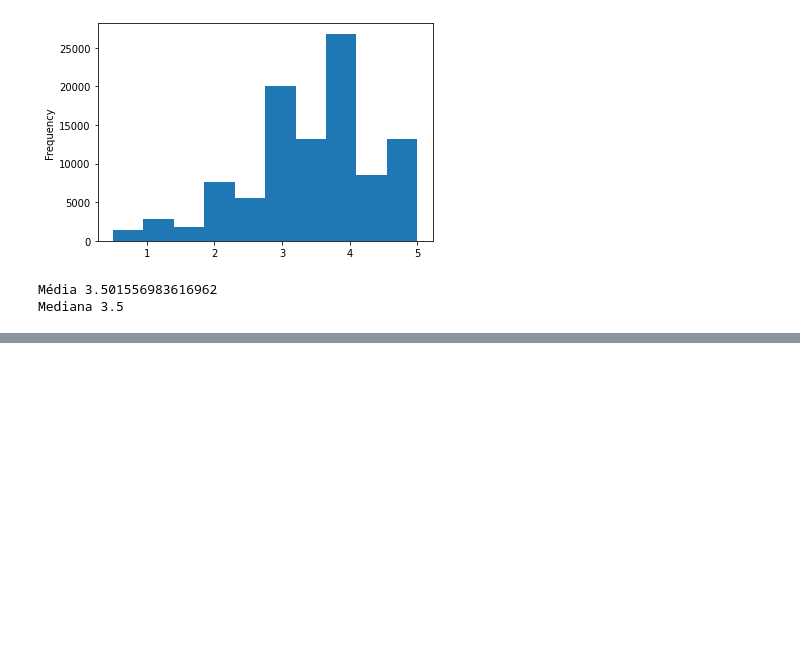
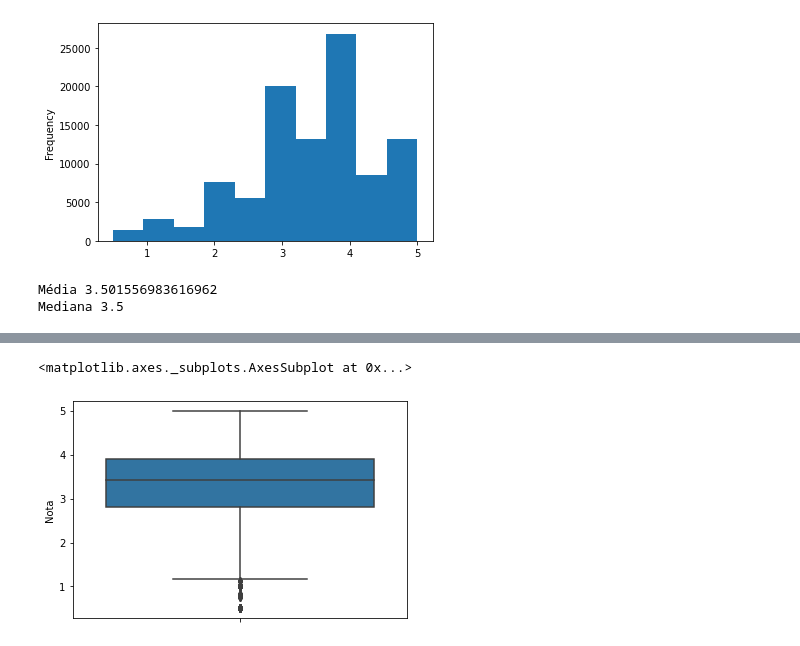
Before and after one commit to rafaelafachine/DataScience, a Jupyter notebook: AnaliseFilmes.ipynb, the cells around one changed output, grey strips where cells are left out. Saved outputs shown, nothing was run; the diff lists cells and outputs as text; code cells hidden in the pictures; blank space fills up the shorter version.

```diff
--- a/AnaliseFilmes.ipynb
+++ b/AnaliseFilmes.ipynb
@@ -85,0 +184,7 @@ Mediana 3.5
+# %%
+# Vertical
+
+sns.boxplot(y=medias_por_filmes)
+# %% [output]
+<matplotlib.axes._subplots.AxesSubplot at 0x...>
+[figure, added]
```
Also changed, not shown: parts of 19 cells of this notebook.
